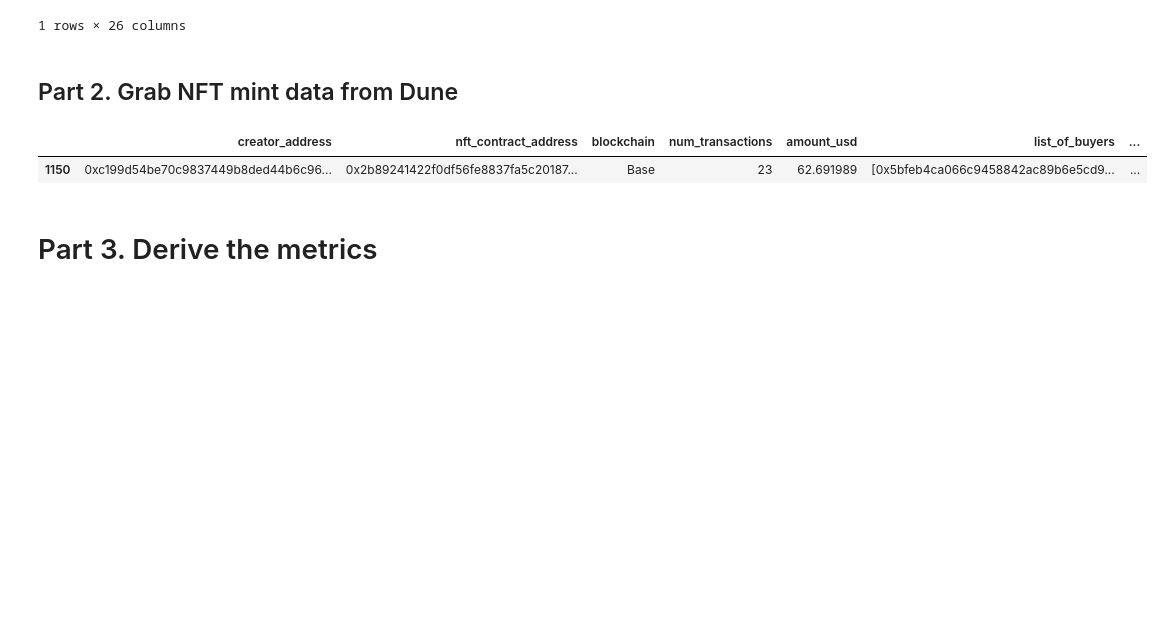
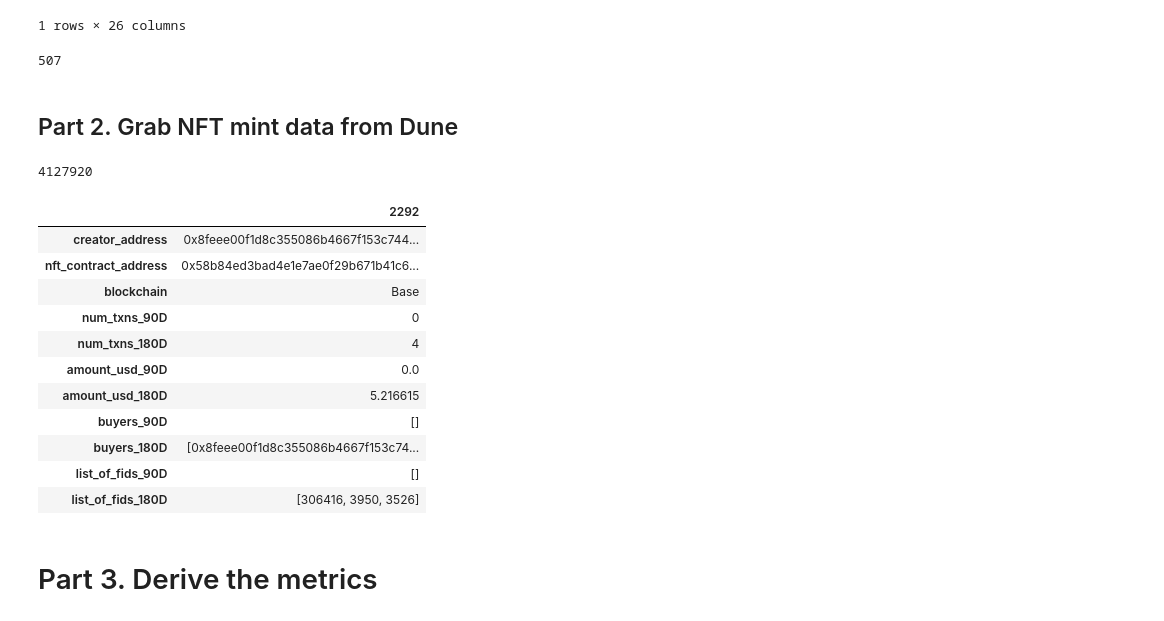
Before and after one commit to opensource-observer/insights, a Jupyter notebook: community/sunny_metrics/05_derive_creator_metrics.ipynb, the cells around one changed output. Drawn from its saved outputs; the diff is of its cells as text; code cells hidden in the pictures; blank space fills up the shorter version.

```diff
--- a/community/sunny_metrics/05_derive_creator_metrics.ipynb
+++ b/community/sunny_metrics/05_derive_creator_metrics.ipynb
@@ -45,6 +45,11 @@ all_apps.tail(1)
 |  | uuid | charmverseId | agoraProjectRefUID | id | recipient | time | name | status | ... |
 | 1613 | 568706f3-8127-448f-b0b1-56c28e4f3ed1 | 568706f3-8127-448f-b0b1-56c28e4f3ed1 | 0x2b24be9c82b7cbd266af7a2a27fbd32... | 0xb07fdf1ede14ea0abf845c015d4ad73... | 0xf56E55e35d2CCa5A34F5Ba568454974... | 1725398873 | 面白い事実 | pending | ... |
 1 rows × 26 columns
+# %%
+#all_apps[all_apps['name'].str.contains('Kismet')].T
+len(all_apps)
+# %% [output]
+507
 # %%
 app_dict = {}
 for _,app in apps.iterrows():
@@ -113,21 +121,47 @@ group by 1,2,3
 
 """
 # %%
-# query_id = dune.create_query(name='sunny_nft_mints', query_sql=query_sql, is_private=False)
+query_id = dune.create_query(name='sunny_nft_mints', query_sql=query_sql, is_private=False)
+print(query_id.base.query_id)
+
 # query = QueryBase(name='sunny_nft_mints', query_id=query_id.base.query_id)
 # results_df = dune.run_query_dataframe(query)
 # results_df.to_parquet('data/raw_metric_data/dune_raw_nft_mints.parquet')
 
 nft_creators = pd.read_parquet('data/raw_metric_data/dune_raw_nft_mints.parquet')
-nft_creators['list_of_buyers'] = nft_creators['list_of_buyers'].apply(lambda x: x.replace("[","").replace("]","").split(" "))
+
 nft_creators['blockchain'] = nft_creators['blockchain'].apply(lambda x: x.title())
-nft_creators['list_of_fids'] = nft_creators['list_of_buyers'].apply(
-    lambda buyers: [x for x in set([fids.get(x) for x in buyers]) if x is not None]
-)
-nft_creators.tail(1)
+
+def clean_lst(lst_str):
+    lst_str = lst_str.replace("[","").replace("]","")
+    lst = lst_str.split(" ")
+    lst = [x for x in lst if x[:2] == '0x']
+    return lst
+
+nft_creators['buyers_90D'] = nft_creators['buyers_90D'].apply(clean_lst)
+nft_creators['buyers_180D'] = nft_creators['buyers_180D'].apply(clean_lst)
+
+def map_fids(lst_addr):
+    return [x for x in set([fids.get(x) for x in lst_addr]) if x is not None]
+
+nft_creators['list_of_fids_90D'] = nft_creators['buyers_90D'].apply(map_fids)
+nft_creators['list_of_fids_180D'] = nft_creators['buyers_180D'].apply(map_fids)
+
+nft_creators.tail(1).T
 # %% [output]
+4127920
-|  | creator_address | nft_contract_address | blockchain | num_transactions | amount_usd | list_of_buyers | ... |
-| 1150 | 0xc199d54be70c9837449b8ded44b6c96... | 0x2b89241422f0df56fe8837fa5c20187... | Base | 23 | 62.691989 | [0x5bfeb4ca066c9458842ac89b6e5cd9... | ... |
+|  | 2292 |
+| creator_address | 0x8feee00f1d8c355086b4667f153c744... |
+| nft_contract_address | 0x58b84ed3bad4e1e7ae0f29b671b41c6... |
+| blockchain | Base |
+| num_txns_90D | 0 |
+| num_txns_180D | 4 |
+| amount_usd_90D | 0.0 |
+| amount_usd_180D | 5.216615 |
+| buyers_90D | [] |
+| buyers_180D | [0x8feee00f1d8c355086b4667f153c74... |
+| list_of_fids_90D | [] |
+| list_of_fids_180D | [306416, 3950, 3526] |
 # %% [markdown]
 # Part 3. Derive the metrics
 # %%
```
Also changed, not shown: parts of 6 cells of this notebook, 9 other files.
